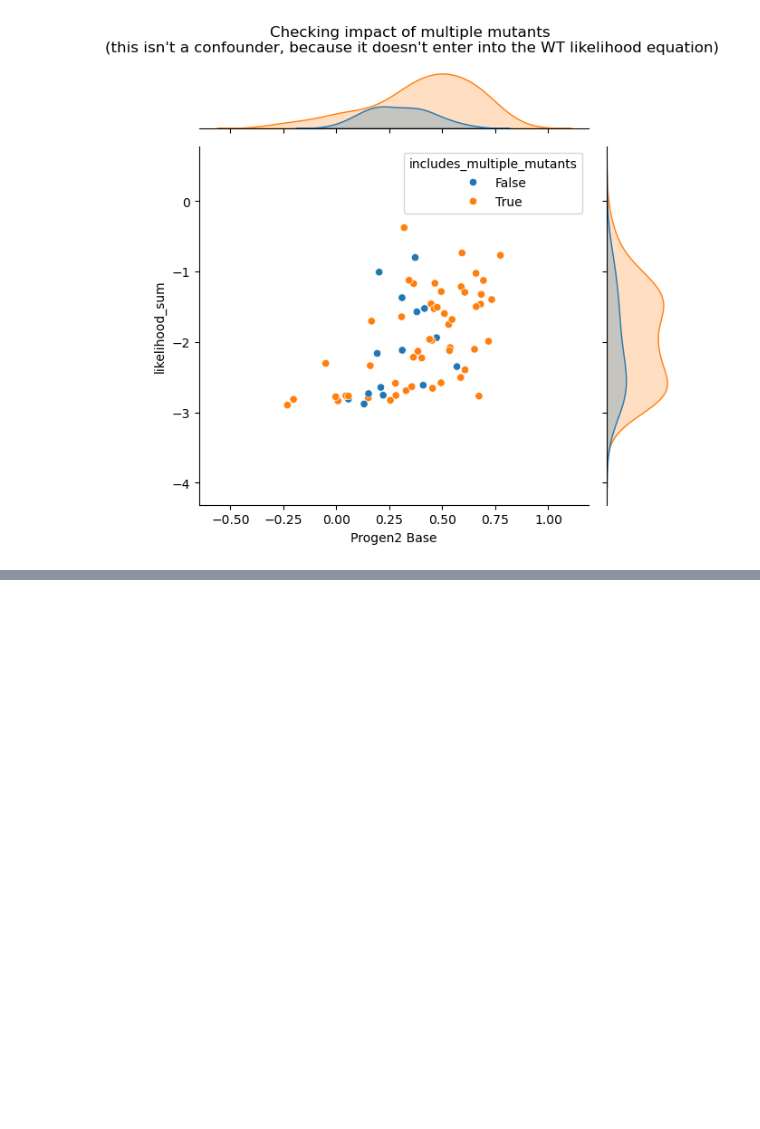
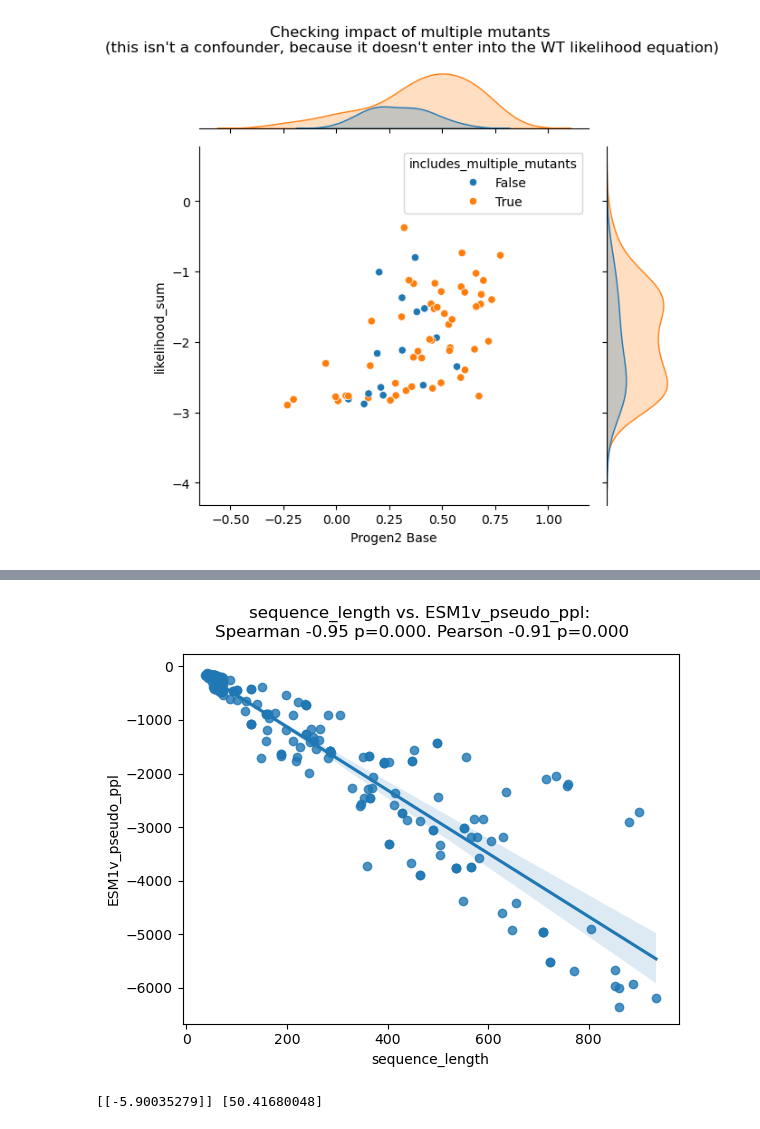
Before and after one commit to loodvn/ProteinGym, a Jupyter notebook: notebooks/analyse_wt_scores.ipynb, the cells around one changed output, grey strips where cells are left out. Cells and saved outputs as stored; diff of their text form; code cells hidden in the pictures; blank space fills up the shorter version.

Commit message:
Adding new WT pseudo-ppl

```diff
--- a/notebooks/analyse_wt_scores.ipynb
+++ b/notebooks/analyse_wt_scores.ipynb
@@ -297,0 +322,5 @@ plt.show()
+# %%
+df_esm_wt_pseudoppl = pd.read_csv("./model_scores_out/esm1v_t33_650M_UR90S_1_wt_pseudo_ppl/all_wt.csv")
+df_esm_wt_pseudoppl = df_esm_wt_pseudoppl.drop(columns=[c for c in df_esm_wt_pseudoppl.columns if "Ensembl" in c or "DMS_score" in c])
+df_esm_wt_pseudoppl = df_esm_wt_pseudoppl.rename(columns={"esm1v_t33_650M_UR90S_1":"ESM1v_wt_pseudo_ppl"})
+df_esm_wt_pseudoppl
@@ -297,0 +341,14 @@ plt.show()
+# %%
+df_tmp = pd.read_csv("./model_scores_out/esm2_t30_150M_UR50D/all_wt.csv")
+df_tmp2 = pd.read_csv("./model_scores_out/esm1v_t33_650M_UR90S_1/all_wt.csv")
+df_esm = df_tmp.merge(df_tmp2.drop(columns=["DMS_id"]), on="mutated_sequence").merge(df_esm_wt_pseudoppl, on="mutated_sequence")
+df_esm = df_esm.rename(columns={"esm2_t30_150M_UR50D": "ESM2_small_pseudo_ppl", "esm1v_t33_650M_UR90S_1": "ESM1v_pseudo_ppl"})
+df_esm["sequence_length"] = df_esm["mutated_sequence"].str.len()
+# Provide length normalized scores too
+df_esm["ESM1v_pseudo_ppl_normalized"] = df_esm["ESM1v_pseudo_ppl"] / df_esm["sequence_length"]
+df_esm["ESM2_small_pseudo_ppl_normalized"] = df_esm["ESM2_small_pseudo_ppl"] / df_esm["sequence_length"]
+# df_esm["ESM1v_wt_pseudo_ppl_normalized"] = df_esm["ESM1v_wt_pseudo_ppl"] / df_esm["sequence_length"]
+df_esm["ESM1v_wt_pseudo_ppl_normalized"] = (df_esm["ESM1v_wt_pseudo_ppl"] - 55.45538881) / (-7.66193143 * df_esm["sequence_length"])
+
+scores_merged_esm = pd.merge(df_spearmans, df_esm.drop(columns="DMS_id"), left_on="target_seq", right_on="mutated_sequence")
+scores_merged_esm
@@ -297,0 +371,21 @@ plt.show()
+# %%
+assay_spearman, wt_likelihood = "sequence_length", "ESM1v_pseudo_ppl"
+sns.regplot(x=assay_spearman, y=wt_likelihood, data=scores_merged_esm)  # We can see a strong linear correlation
+s = spearmanr(scores_merged_esm[assay_spearman], scores_merged_esm[wt_likelihood], nan_policy="omit")
+from scipy.stats import pearsonr
+scores_merged_esm_dropna = scores_merged_esm.dropna(subset=[assay_spearman, wt_likelihood])
+x = scores_merged_esm_dropna[assay_spearman]
+y = scores_merged_esm_dropna[wt_likelihood]
+r = pearsonr(x, y)
+plt.suptitle(f"{assay_spearman} vs. {wt_likelihood}: \nSpearman {s[0]:.2f} p={s[1]:.3f}. Pearson {r[0]:.2f} p={r[1]:.3f}")
+plt.show()
+
+# Get slope of this fit:
+# import statsmodels as sm
+from sklearn.linear_model import LinearRegression
+lr = LinearRegression()
+lr.fit(x.values.reshape(-1, 1), y.values.reshape(-1, 1))
+print(lr.coef_, lr.intercept_)  # The slope seems to be around -6, and offset is 8.5 residues (50/6)
+# %% [output]
+[figure, added]
+[[-5.90035279]] [50.41680048]
```
Also changed, not shown: parts of 19 cells of this notebook, 2 other files.
